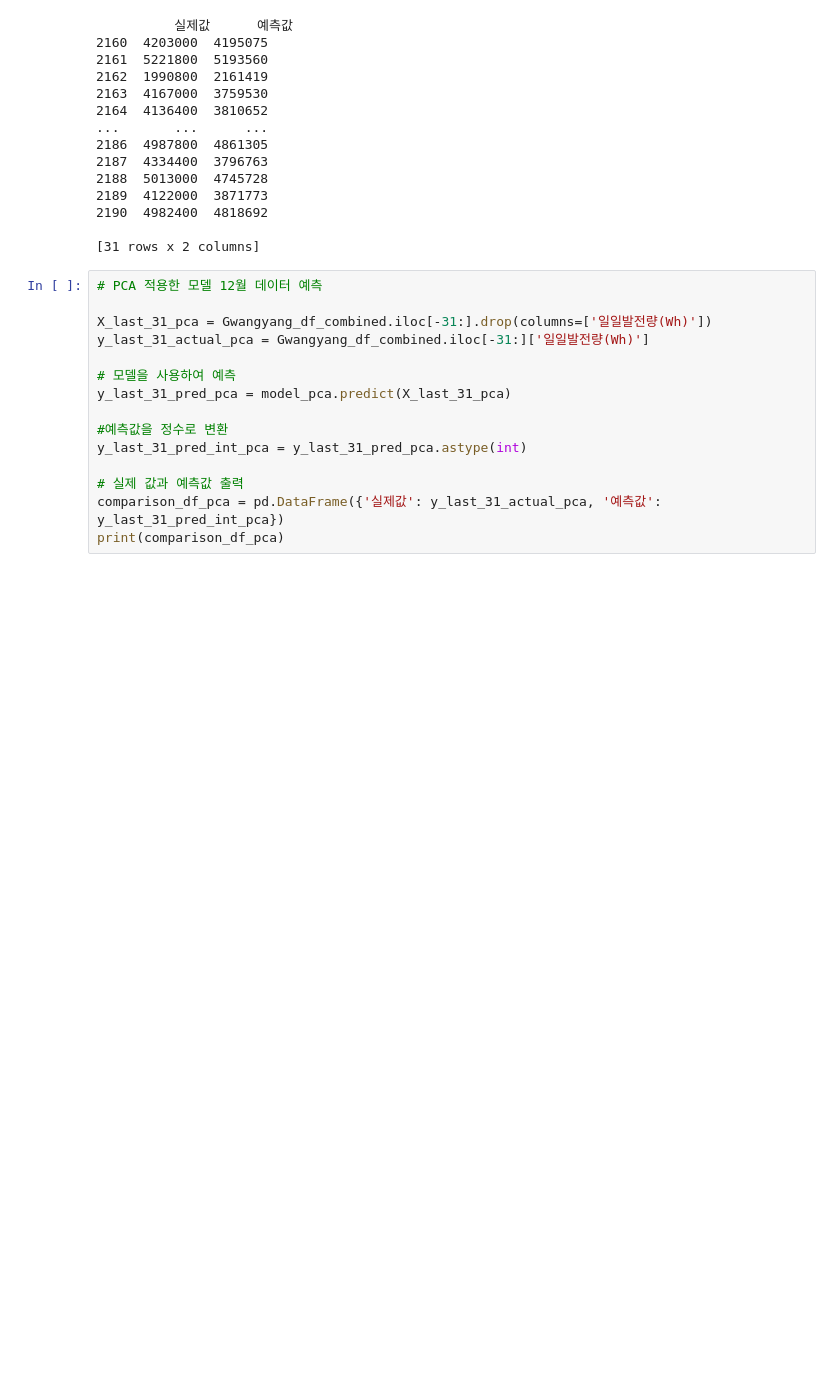
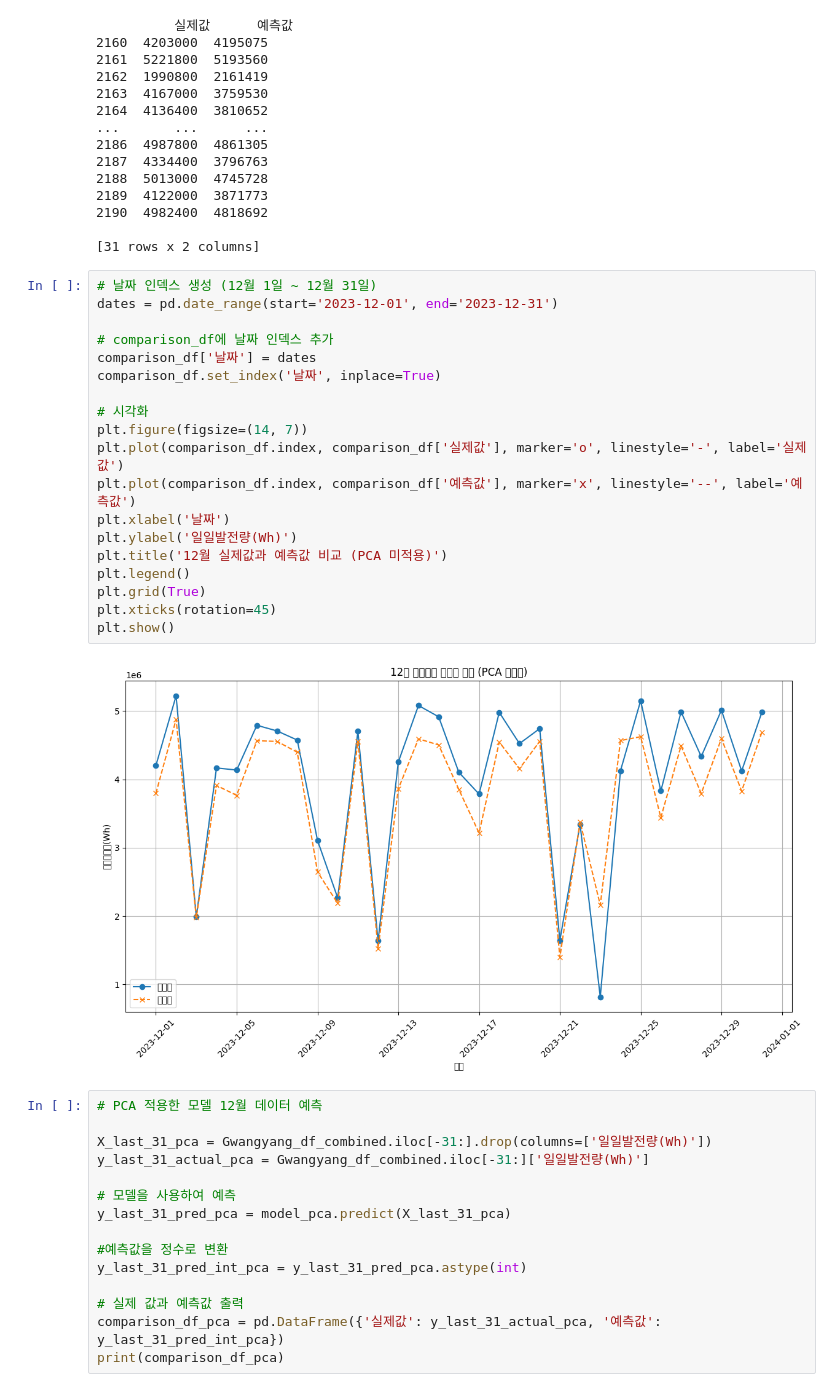
Before and after one commit to djftk/DataScienceTeam9, a Jupyter notebook: Code.ipynb, the cells around one changed output. Drawn from its saved outputs; the diff is of its cells as text; blank space fills up the shorter version.

Commit message:
feat : add the visulaization and comparison code (Kang)

```diff
--- a/Code.ipynb
+++ b/Code.ipynb
@@ -641,6 +642,27 @@ print(comparison_df)
 2190  4982400  4818692
 
 [31 rows x 2 columns]
+# %%
+# 날짜 인덱스 생성 (12월 1일 ~ 12월 31일)
+dates = pd.date_range(start='2023-12-01', end='2023-12-31')
+
+# comparison_df에 날짜 인덱스 추가
+comparison_df['날짜'] = dates
+comparison_df.set_index('날짜', inplace=True)
+
+# 시각화
+plt.figure(figsize=(14, 7))
+plt.plot(comparison_df.index, comparison_df['실제값'], marker='o', linestyle='-', label='실제값')
+plt.plot(comparison_df.index, comparison_df['예측값'], marker='x', linestyle='--', label='예측값')
+plt.xlabel('날짜')
+plt.ylabel('일일발전량(Wh)')
+plt.title('12월 실제값과 예측값 비교 (PCA 미적용)')
+plt.legend()
+plt.grid(True)
+plt.xticks(rotation=45)
+plt.show()
+# %% [output]
+[figure, added]
 # %%
 # PCA 적용한 모델 12월 데이터 예측
 
```
Also changed, not shown: parts of 17 cells of this notebook, 4 other files.
